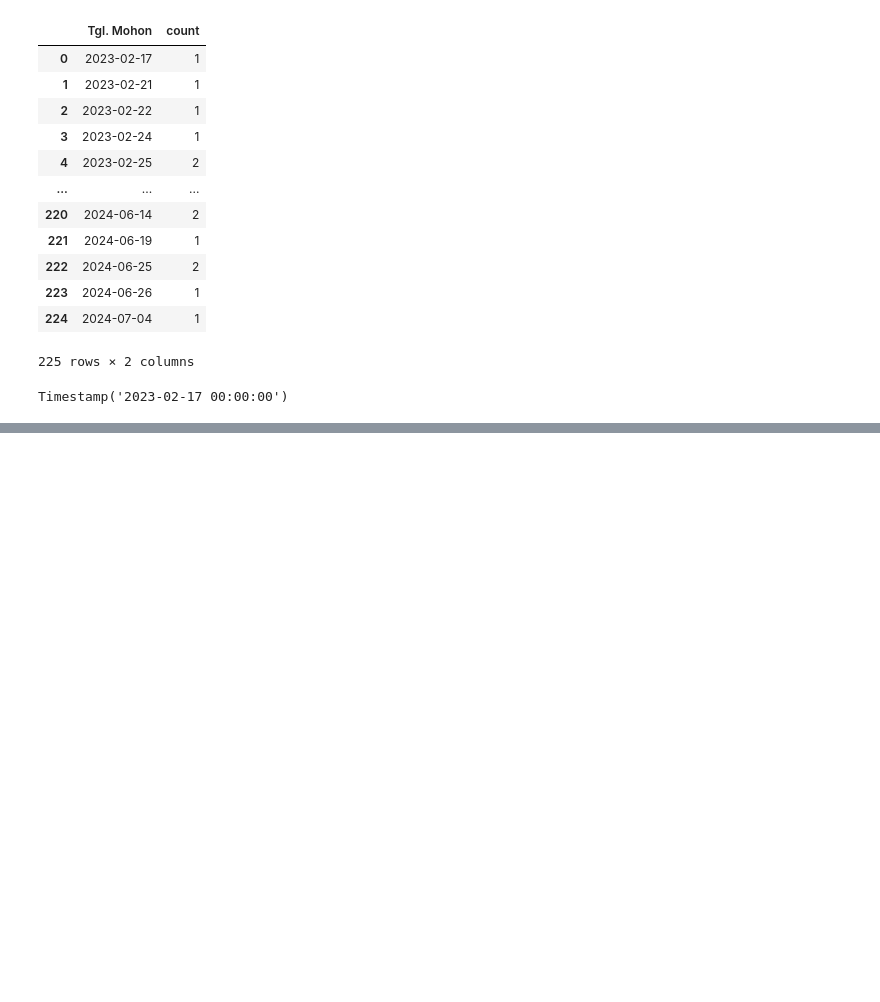
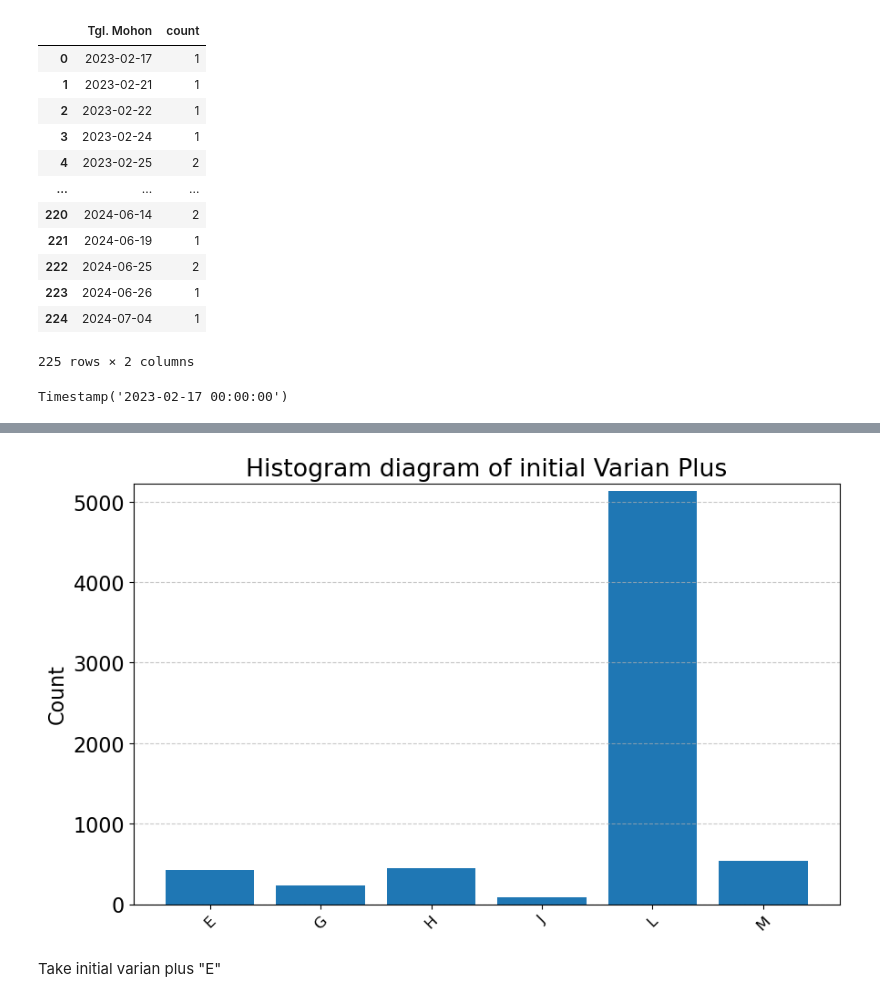
Before and after one commit to anajesset/tugas-akhirr, a Jupyter notebook: exploration.ipynb, the cells around one changed output, grey strips where cells are left out. Saved outputs shown, nothing was run; the diff lists cells and outputs as text; code cells hidden in the pictures; blank space fills up the shorter version.

```diff
--- a/exploration.ipynb
+++ b/exploration.ipynb
@@ -213,0 +229,5 @@ for j, label in enumerate(ax.get_xticklabels()):
+# %%
+df_cdb_initial_varian_plus = df_cdb_with_initial[["initial Varian Plus"]].copy()
+df_cdb_initial_varian_plus["count"] = 1.
+df_cdb_initial_varian_plus = df_cdb_initial_varian_plus.groupby("initial Varian Plus").agg("count").reset_index()
+df_cdb_initial_varian_plus
@@ -213,0 +242,21 @@ for j, label in enumerate(ax.get_xticklabels()):
+# %%
+fig, ax = plt.subplots(figsize=(10, 6))
+
+x_data = df_cdb_initial_varian_plus["initial Varian Plus"]
+y_data = df_cdb_initial_varian_plus["count"]
+
+ax.bar(x_data, y_data)
+
+ax.set_xticks(np.arange(len(x_data)))
+ax.set_xticklabels(x_data, rotation=45, fontsize=12)
+ax.set_ylabel("Count")
+ax.set_title("Histogram diagram of initial Varian Plus")
+
+ax.set_ylim([0, df_cdb_initial_varian_plus["count"].max() + 100])
+
+plt.grid(True, axis='y', linestyle='--', alpha=0.7)
+plt.show(fig)
+# %% [output]
+[figure, added]
+# %% [markdown]
+Take initial varian plus "E"
```
Also changed, not shown: parts of 32 cells of this notebook, 1 other file.
